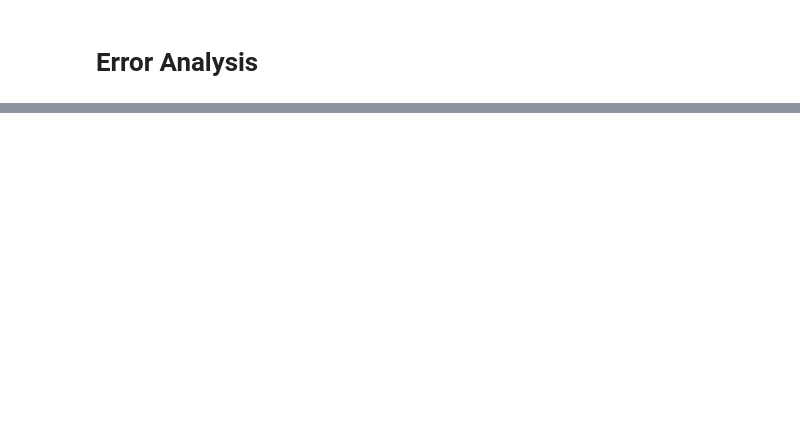
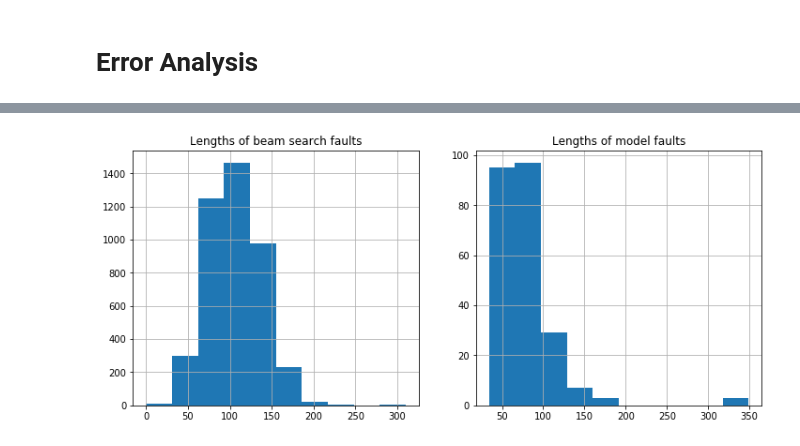
Before and after one commit to dksifoua/Neural-Machine-Translation, a Jupyter notebook: 1 - LSTM SeqToSeq.ipynb, the cells around one changed output, grey strips where cells are left out. Cells and saved outputs as stored; diff of their text form; code cells hidden in the pictures; blank space fills up the shorter version.

```diff
--- a/1 - LSTM SeqToSeq.ipynb
+++ b/1 - LSTM SeqToSeq.ipynb
@@ -812,5 +822,8 @@ seq2seq.load_state_dict(torch.load(f'./checkpoint/BEST_{MODEL_NAME}.pt').get('mo
 # %%
 def evaluate(model, loader, beam_size, src_field, dest_field, max_len, device):
+    """
+    Evaluation with Beam search
+    """
     references, hypotheses, sources = [], [], []
     model.eval()
     with torch.no_grad():
@@ -1037,11 +1060,11 @@ def translate(sentences, model, beam_size, src_field, dest_field, max_len, devic
 # %%
-sentences, translated_sentences, dest_sentences = translate(sentences=test_data,
-                                                            model=seq2seq,
-                                                            beam_size=5,
-                                                            src_field=FR,
-                                                            dest_field=EN,
-                                                            max_len=MAX_LENGTH,
-                                                            device=DEVICE)
+sentences, translated_sentences, dest_sentences, pred_logps = translate(sentences=test_data,
+                                                                        model=seq2seq,
+                                                                        beam_size=5,
+                                                                        src_field=FR,
+                                                                        dest_field=EN,
+                                                                        max_len=MAX_LENGTH,
+                                                                        device=DEVICE)
 
 indexes = np.random.choice(len(test_data.examples), size=20, replace=False)
 print(indexes)
@@ -1058,0 +1167,6 @@ def get_logp(model, loader, src_field, dest_field, max_len, device):
+# %%
+beam_search_faults = np.array(dest_logps) > np.array(pred_logps)
+
+beam_search_fault_rate = beam_search_faults.sum() / beam_search_faults.size
+print(f'Beam search fault rate: {beam_search_fault_rate * 100:.3f}%')
+print(f'Model fault rate: {(1 - beam_search_fault_rate) * 100:.3f}%')
@@ -1058,0 +1176,3 @@ def get_logp(model, loader, src_field, dest_field, max_len, device):
+# %%
+beam_search_fault_indexes = np.where(beam_search_faults == True)[0]
+model_fault_indexes = np.where(beam_search_faults == False)[0]
@@ -1058,0 +1235,13 @@ def get_logp(model, loader, src_field, dest_field, max_len, device):
+# %%
+lengths = np.array([*map(len, dest_sentences)])
+
+_, axes = plt.subplots(1, 2, figsize=(12, 5))
+axes[0].hist(lengths[beam_search_fault_indexes])
+axes[0].set_title('Lengths of beam search faults')
+axes[0].grid(True)
+axes[1].hist(lengths[model_fault_indexes])
+axes[1].set_title('Lengths of model faults')
+axes[1].grid(True)
+plt.show()
+# %% [output]
+[figure, added]
```
Also changed, not shown: parts of 27 cells of this notebook, 1 other file.
